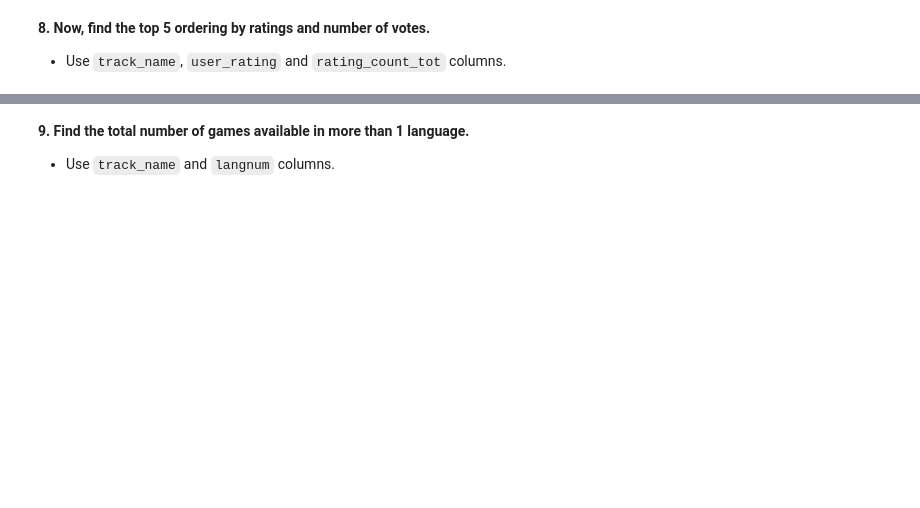
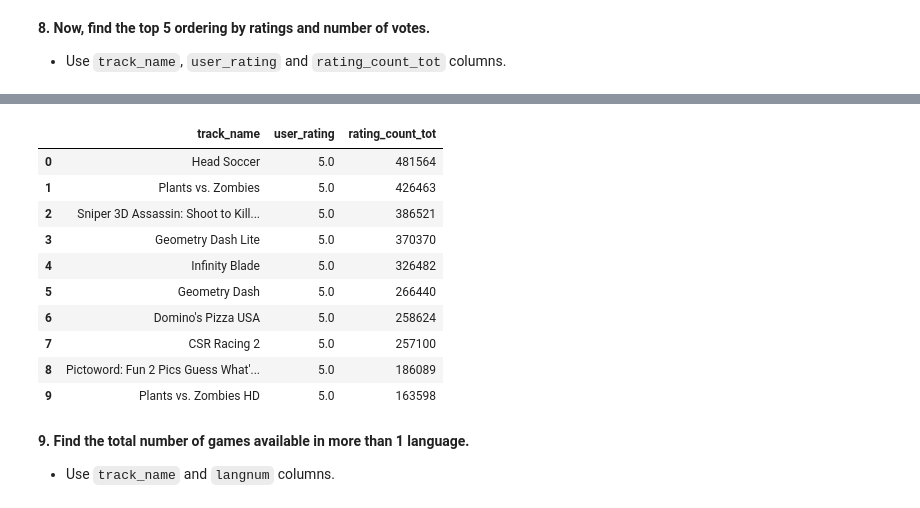
Before and after one commit to natmceoldo/55_DAPT_nat, a Jupyter notebook: Labs/M01-L18-postgreSQL_queries/M01-L18-postgreSQL_queries.ipynb, the cells around one changed output, grey strips where cells are left out. Cells and saved outputs as stored; diff of their text form; code cells hidden in the pictures; blank space fills up the shorter version.

```diff
--- a/Labs/M01-L18-postgreSQL_queries/M01-L18-postgreSQL_queries.ipynb
+++ b/Labs/M01-L18-postgreSQL_queries/M01-L18-postgreSQL_queries.ipynb
@@ -147,3 +332,28 @@ pd.read_sql(query02, conn)
+# %%
+query08 = '''
+SELECT
+    track_name,
+    user_rating,
+    rating_count_tot
+FROM
+    apple_table
+ORDER BY user_rating DESC, rating_count_tot DESC
+LIMIT 10
+'''
+
+pd.read_sql(query08, conn)
+# %% [output]
+|  | track_name | user_rating | rating_count_tot |
+| 0 | Head Soccer | 5.0 | 481564 |
+| 1 | Plants vs. Zombies | 5.0 | 426463 |
+| 2 | Sniper 3D Assassin: Shoot to Kill... | 5.0 | 386521 |
+| 3 | Geometry Dash Lite | 5.0 | 370370 |
+| 4 | Infinity Blade | 5.0 | 326482 |
+| 5 | Geometry Dash | 5.0 | 266440 |
+| 6 | Domino's Pizza USA | 5.0 | 258624 |
+| 7 | CSR Racing 2 | 5.0 | 257100 |
+| 8 | Pictoword: Fun 2 Pics Guess What'... | 5.0 | 186089 |
+| 9 | Plants vs. Zombies HD | 5.0 | 163598 |
 # %% [markdown]
 **9. Find the total number of games available in more than 1 language.**
 
```
Also changed, not shown: parts of 19 cells of this notebook, 1 other file.
